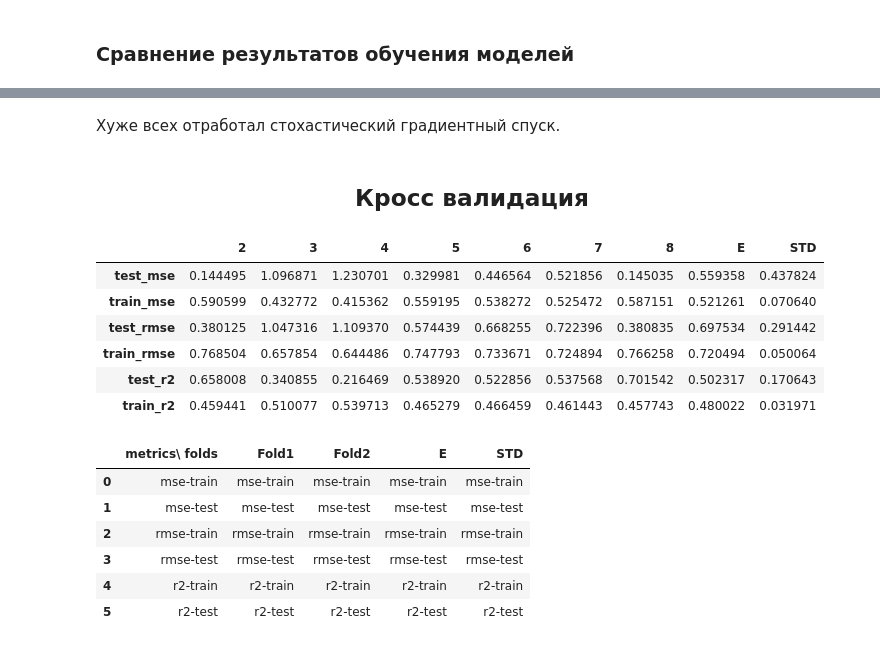
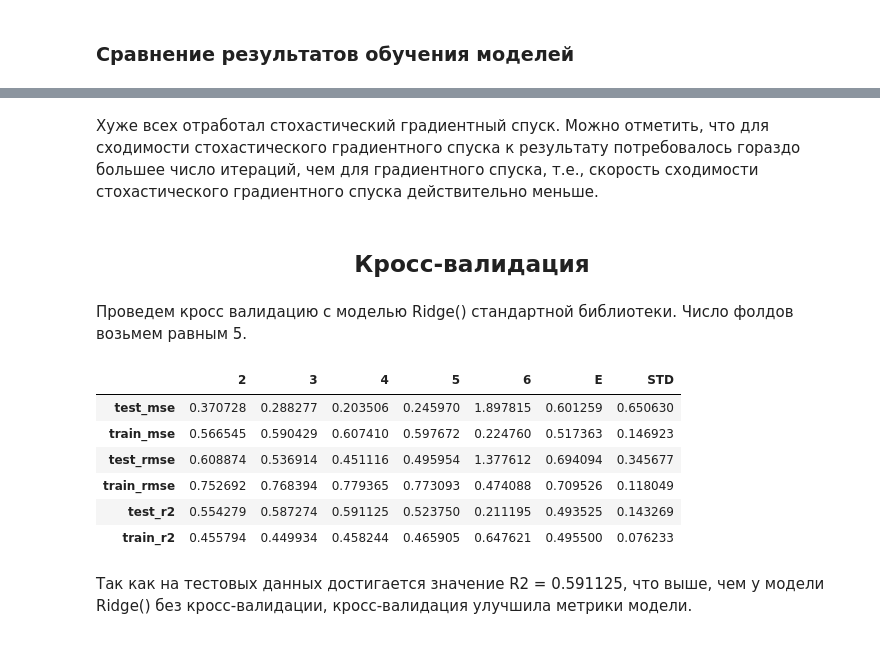
Before and after one commit to katevi/Introduction-to-ML, a Jupyter notebook: Motorcycle-dataset-analysis.ipynb, the cells around one changed output, grey strips where cells are left out. Cells and saved outputs as stored; diff of their text form; code cells hidden in the pictures.

```diff
--- a/eda_bike.ipynb
+++ b/Motorcycle-dataset-analysis.ipynb
@@ -493,66 +506,52 @@ df1
-# %% [markdown]
-Хуже всех отработал стохастический градиентный спуск.
+# %% [markdown]
+Хуже всех отработал стохастический градиентный спуск. Можно отметить, что для сходимости стохастического градиентного спуска к результату потребовалось гораздо большее число итераций, чем для градиентного спуска, т.е., скорость сходимости стохастического градиентного спуска действительно меньше.
 # %% [markdown]
-## <center> Кросс валидация </center>
+## <center> Кросс-валидация </center>
+# %% [markdown]
+Проведем кросс валидацию с моделью Ridge() cтандартной библиотеки. Число фолдов возьмем равным 5.
 # %%
-metrics_summary = pd.DataFrame([], ['MSE', 'RMSE', 'R2'], columns=[])
+scores_df = pd.DataFrame([], ['MSE', 'RMSE', 'R2'], columns=[])
 
 from sklearn.model_selection import KFold, cross_validate
 from statistics import mean
 
-rdg_model = Ridge()
+
 scoring = {'neg_mse': 'neg_mean_squared_error',
            'neg_rmse': 'neg_root_mean_squared_error',
            'r2': 'r2'}
 
-k_folds = KFold(n_splits = 7, random_state=19, shuffle=True)
-metrics = cross_validate(rdg_model, X, y, cv = k_folds,
-                                scoring=scoring,
+k_folds = KFold(n_splits = 5, random_state=42, shuffle=True)
+scores = cross_validate(Ridge(alpha=46.5153), X, y, cv = k_folds,
+                                scoring={'neg_mse': 'neg_mean_squared_error',
+                                         'neg_rmse': 'neg_root_mean_squared_error',
+                                         'r2': 'r2'},
                                 return_train_score = True)
 
-metrics_summary = pd.DataFrame(metrics)
+scores_df = pd.DataFrame(scores)
 
-metrics_summary.drop(['fit_time', 'score_time'], axis = 1, inplace = True)
-metrics_summary['test_neg_mse'] = -1*metrics_summary['test_neg_mse']
-metrics_summary['train_neg_mse'] = -1*metrics_summary['train_neg_mse']
-metrics_summary['test_neg_rmse'] = -1*metrics_summary['test_neg_rmse']
-metrics_summary['train_neg_rmse'] = -1*metrics_summary['train_neg_rmse']
-metrics_summary.rename(columns = {"test_neg_mse" : "test_mse",
+scores_df.drop(['fit_time', 'score_time'], axis = 1, inplace = True)
+scores_df['test_neg_mse'] = -scores_df['test_neg_mse']
+scores_df['train_neg_mse'] = -scores_df['train_neg_mse']
+scores_df['test_neg_rmse'] = -scores_df['test_neg_rmse']
+scores_df['train_neg_rmse'] = -scores_df['train_neg_rmse']
+scores_df.rename(columns = {"test_neg_mse" : "test_mse",
                                   "train_neg_mse" : "train_mse",
                                   "test_neg_rmse" : "test_rmse",
                                   "train_neg_rmse" : "train_rmse"},
                        inplace = True)
-metrics_summary = metrics_summary.transpose()
-metrics_summary.set_axis(['2','3','4','5','6','7','8'], axis=1, inplace = True)
-metrics_summary_E = metrics_summary.mean(numeric_only=True, axis=1)
-metrics_summary_STD = metrics_summary.std(numeric_only=True, axis=1)
-metrics_summary['E'] = metrics_summary_E
-metrics_summary['STD'] = metrics_summary_STD
+scores_df = scores_df.transpose()
+scores_df.set_axis(['2','3','4','5','6'], axis=1, inplace = True)
+scores_df['E'] = scores_df.mean(numeric_only=True,axis=1)
+scores_df['STD'] = scores_df.std(numeric_only=True,axis=1)
 
-metrics_summary
+scores_df
 # %% [output]
-|  | 2 | 3 | 4 | 5 | 6 | 7 | 8 | E | STD |
-| test_mse | 0.144495 | 1.096871 | 1.230701 | 0.329981 | 0.446564 | 0.521856 | 0.145035 | 0.559358 | 0.437824 |
-| train_mse | 0.590599 | 0.432772 | 0.415362 | 0.559195 | 0.538272 | 0.525472 | 0.587151 | 0.521261 | 0.070640 |
-| test_rmse | 0.380125 | 1.047316 | 1.109370 | 0.574439 | 0.668255 | 0.722396 | 0.380835 | 0.697534 | 0.291442 |
-| train_rmse | 0.768504 | 0.657854 | 0.644486 | 0.747793 | 0.733671 | 0.724894 | 0.766258 | 0.720494 | 0.050064 |
-| test_r2 | 0.658008 | 0.340855 | 0.216469 | 0.538920 | 0.522856 | 0.537568 | 0.701542 | 0.502317 | 0.170643 |
-| train_r2 | 0.459441 | 0.510077 | 0.539713 | 0.465279 | 0.466459 | 0.461443 | 0.457743 | 0.480022 | 0.031971 |
+|  | 2 | 3 | 4 | 5 | 6 | E | STD |
+| test_mse | 0.370728 | 0.288277 | 0.203506 | 0.245970 | 1.897815 | 0.601259 | 0.650630 |
+| train_mse | 0.566545 | 0.590429 | 0.607410 | 0.597672 | 0.224760 | 0.517363 | 0.146923 |
+| test_rmse | 0.608874 | 0.536914 | 0.451116 | 0.495954 | 1.377612 | 0.694094 | 0.345677 |
+| train_rmse | 0.752692 | 0.768394 | 0.779365 | 0.773093 | 0.474088 | 0.709526 | 0.118049 |
+| test_r2 | 0.554279 | 0.587274 | 0.591125 | 0.523750 | 0.211195 | 0.493525 | 0.143269 |
+| train_r2 | 0.455794 | 0.449934 | 0.458244 | 0.465905 | 0.647621 | 0.495500 | 0.076233 |
-# %%
-d = {
-    'metrics\ folds': ['mse-train','mse-test','rmse-train','rmse-test','r2-train','r2-test'],
-    'Fold1':['mse-train','mse-test','rmse-train','rmse-test','r2-train','r2-test'],
-    'Fold2': ['mse-train','mse-test','rmse-train','rmse-test','r2-train','r2-test'],
-    'E': ['mse-train','mse-test','rmse-train','rmse-test','r2-train','r2-test'],
-    'STD': ['mse-train','mse-test','rmse-train','rmse-test','r2-train','r2-test'],
-}
-df1 = pd.DataFrame(data=d)
-df1
-# %% [output]
-|  | metrics\ folds | Fold1 | Fold2 | E | STD |
-| 0 | mse-train | mse-train | mse-train | mse-train | mse-train |
-| 1 | mse-test | mse-test | mse-test | mse-test | mse-test |
-| 2 | rmse-train | rmse-train | rmse-train | rmse-train | rmse-train |
-| 3 | rmse-test | rmse-test | rmse-test | rmse-test | rmse-test |
-| 4 | r2-train | r2-train | r2-train | r2-train | r2-train |
-| 5 | r2-test | r2-test | r2-test | r2-test | r2-test |
+# %% [markdown]
+Так как на тестовых данных достигается значение R2 = 0.591125, что выше, чем у модели Ridge() без кросс-валидации, кросс-валидация улучшила метрики модели.
```
Also changed, not shown: parts of 15 cells of this notebook.
